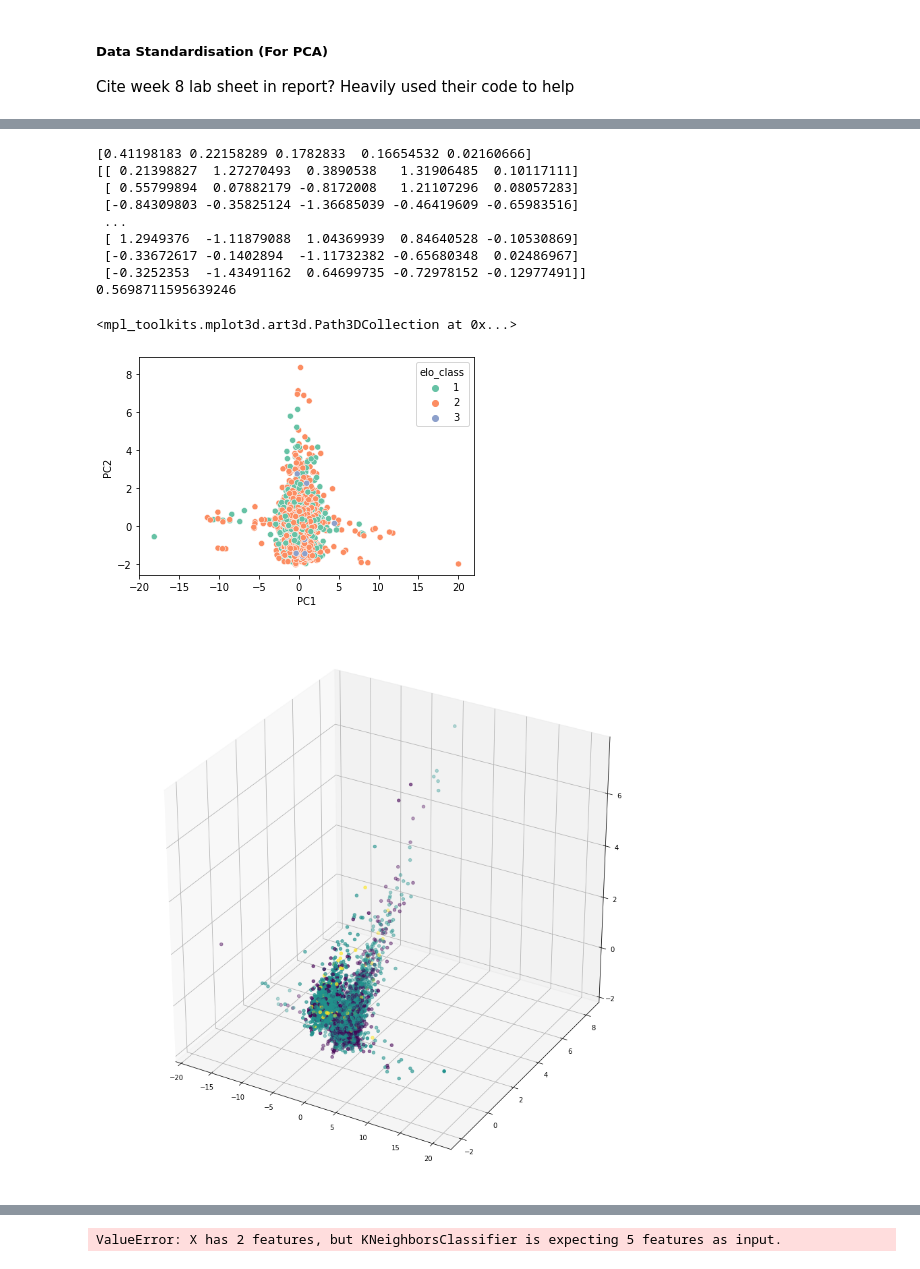
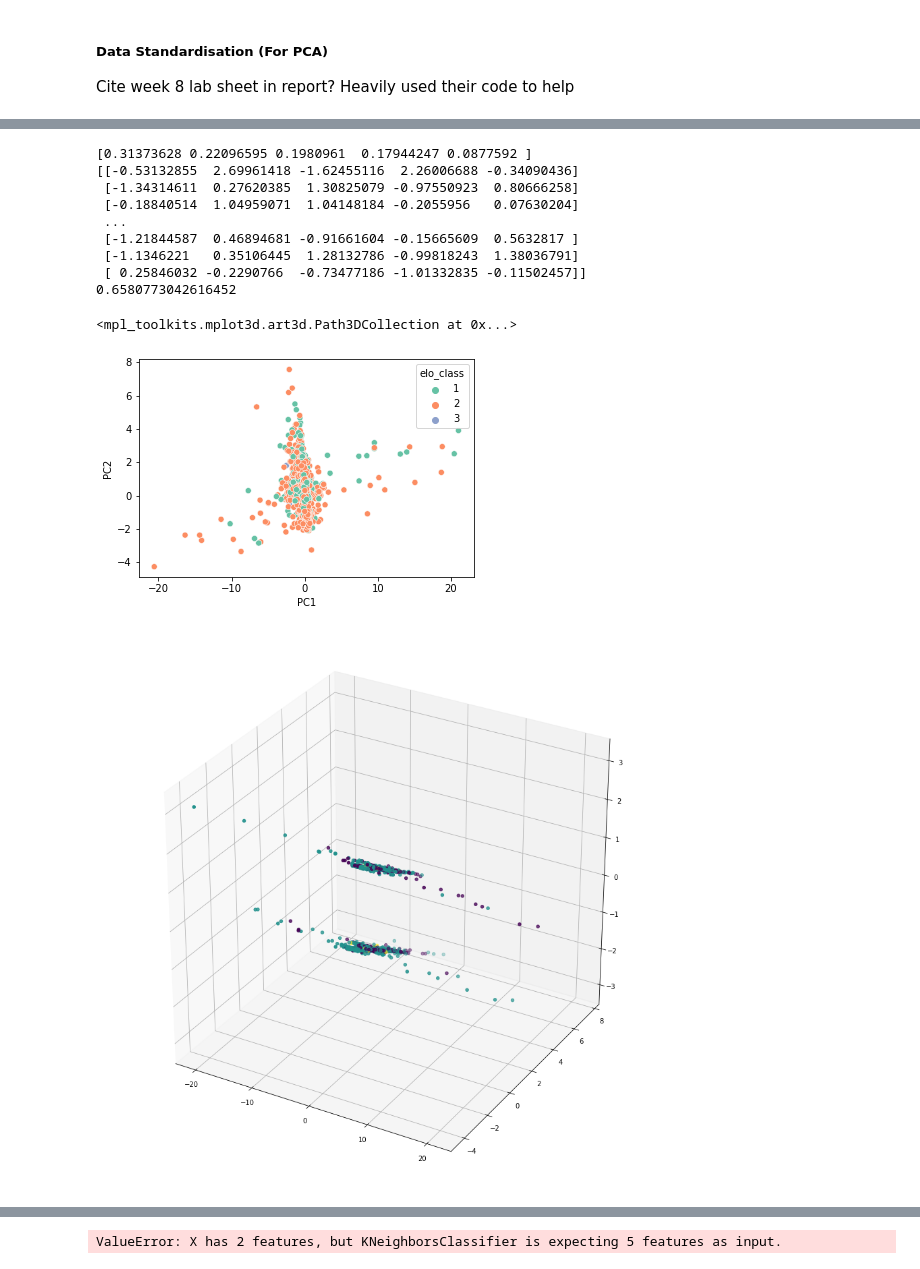
Before and after one commit to leon0241/fds-assignment-3, a Jupyter notebook: assignment-3-Q2.ipynb, the cells around one changed output, grey strips where cells are left out. Saved outputs shown, nothing was run; the diff lists cells and outputs as text; code cells hidden in the pictures.

```diff
--- a/assignment-3-Q2.ipynb
+++ b/assignment-3-Q2.ipynb
@@ -636,8 +636,8 @@ chess_data_with_elo = chess_filter.drop(['fen', 'pgn', 'move_list', 'rated', 'ti
 # chess_data_with_elo["eval_diff"] = chess_data_with_elo["state_best"] - chess_data_with_elo["state_ep"]
 # chess_data_with_elo = chess_data_with_elo.drop(['state_best', 'state_ep'], axis=1)
 
-chess_data_with_elo["diff_with_best"] = chess_data_with_elo["state_best"] + chess_data_with_elo["pre_state"]
-chess_data_with_elo["diff_with_ep"] = chess_data_with_elo["state_ep"] + chess_data_with_elo["pre_state"]
+chess_data_with_elo["diff_with_best"] = chess_data_with_elo["state_best"]
+chess_data_with_elo["diff_with_ep"] = chess_data_with_elo["state_ep"]
 
 chess_data_with_elo = chess_data_with_elo.drop(['state_best', 'state_ep', 'pre_state', 'white_rating', 'black_rating'], axis=1)
 
@@ -733,44 +707,44 @@ pca = PCA(n_components=5)
 pca.fit(train)
 print(pca.explained_variance_ratio_)
 
 # Transform images with pca model
 train_result = pca.transform(train)
 test_result = pca.transform(test)
 print(train_result)
 # Make an instance of knn model
-knn = KNeighborsClassifier(3)
+knn = KNeighborsClassifier(7)
 knn.fit(train_result, train_lbl)
 
 # Accuracy of knn test
 accuracy = knn.score(test, test_lbl)
 print(accuracy)
 
 sns.scatterplot(x=train_result[:, 0], y=train_result[:, 1], hue=train_lbl, palette="Set2")
 plt.xlabel('PC1')
 plt.ylabel('PC2')
 
 
 fig = plt.figure(figsize=(15,15))
 ax = fig.add_subplot(111, projection='3d')
 ax.scatter(train_result[:, 0], train_result[:, 1], train_result[:, 2], c=train_lbl)
 
 # test.drop("time_class")
 # print(train.dtypes)
 # print()
 # print(test.dtypes)
 # %% [output]
-[0.41198183 0.22158289 0.1782833  0.16654532 0.02160666]
-[[ 0.21398827  1.27270493  0.3890538   1.31906485  0.10117111]
- [ 0.55799894  0.07882179 -0.8172008   1.21107296  0.08057283]
- [-0.84309803 -0.35825124 -1.36685039 -0.46419609 -0.65983516]
+[0.31373628 0.22096595 0.1980961  0.17944247 0.0877592 ]
+[[-0.53132855  2.69961418 -1.62455116  2.26006688 -0.34090436]
+ [-1.34314611  0.27620385  1.30825079 -0.97550923  0.80666258]
+ [-0.18840514  1.04959071  1.04148184 -0.2055956   0.07630204]
  ...
- [ 1.2949376  -1.11879088  1.04369939  0.84640528 -0.10530869]
- [-0.33672617 -0.1402894  -1.11732382 -0.65680348  0.02486967]
- [-0.3252353  -1.43491162  0.64699735 -0.72978152 -0.12977491]]
-0.5698711595639246
+ [-1.21844587  0.46894681 -0.91661604 -0.15665609  0.5632817 ]
+ [-1.1346221   0.35106445  1.28132786 -0.99818243  1.38036791]
+ [ 0.25846032 -0.2290766  -0.73477186 -1.01332835 -0.11502457]]
+0.6580773042616452
 <mpl_toolkits.mplot3d.art3d.Path3DCollection at 0x...>
-[figure, old version]
+[figure, new version]
-[figure, old version]
+[figure, new version]
 # %%
 PC_values = np.arange(pca.n_components_) + 1
 plt.plot(PC_values, pca.explained_variance_ratio_, 'o-', linewidth=2, color='blue')
```
Also changed, not shown: parts of 4 cells of this notebook.
